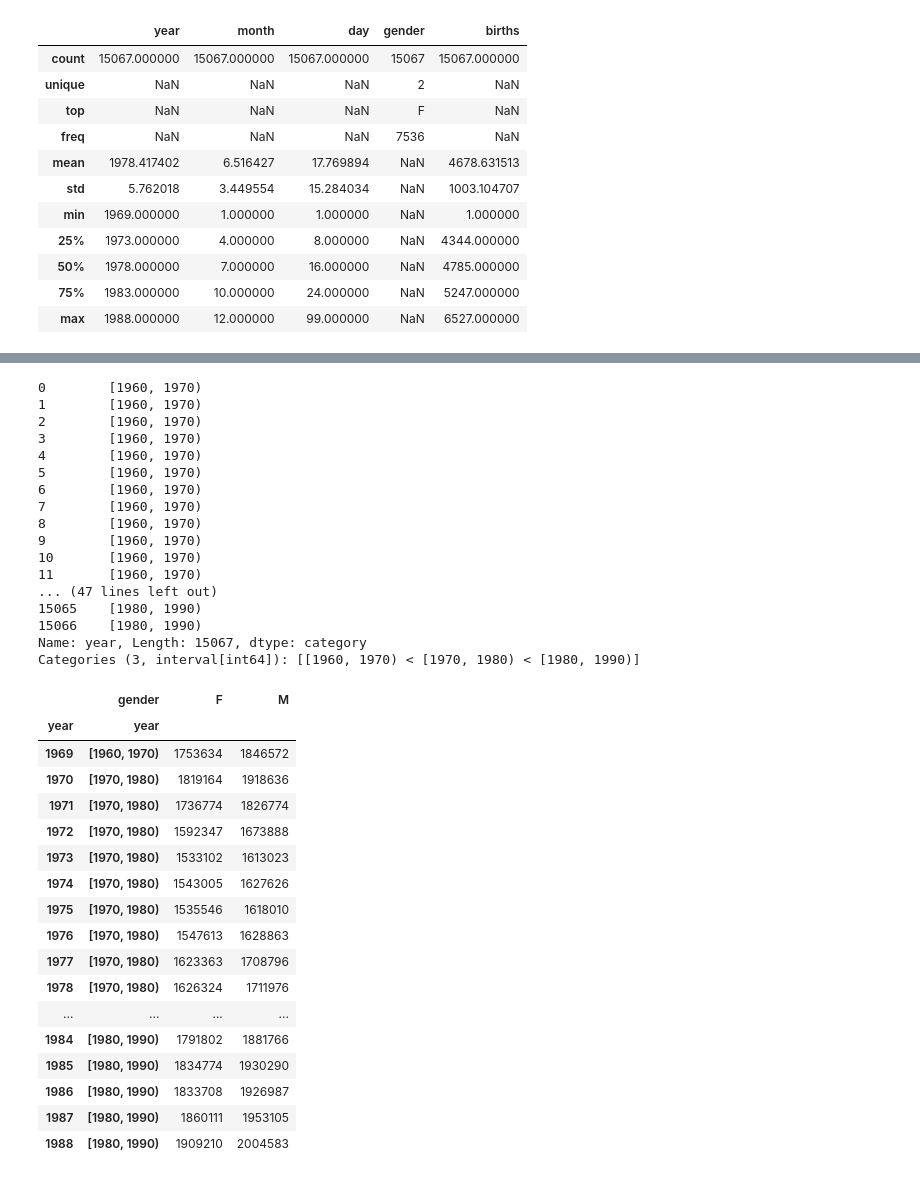
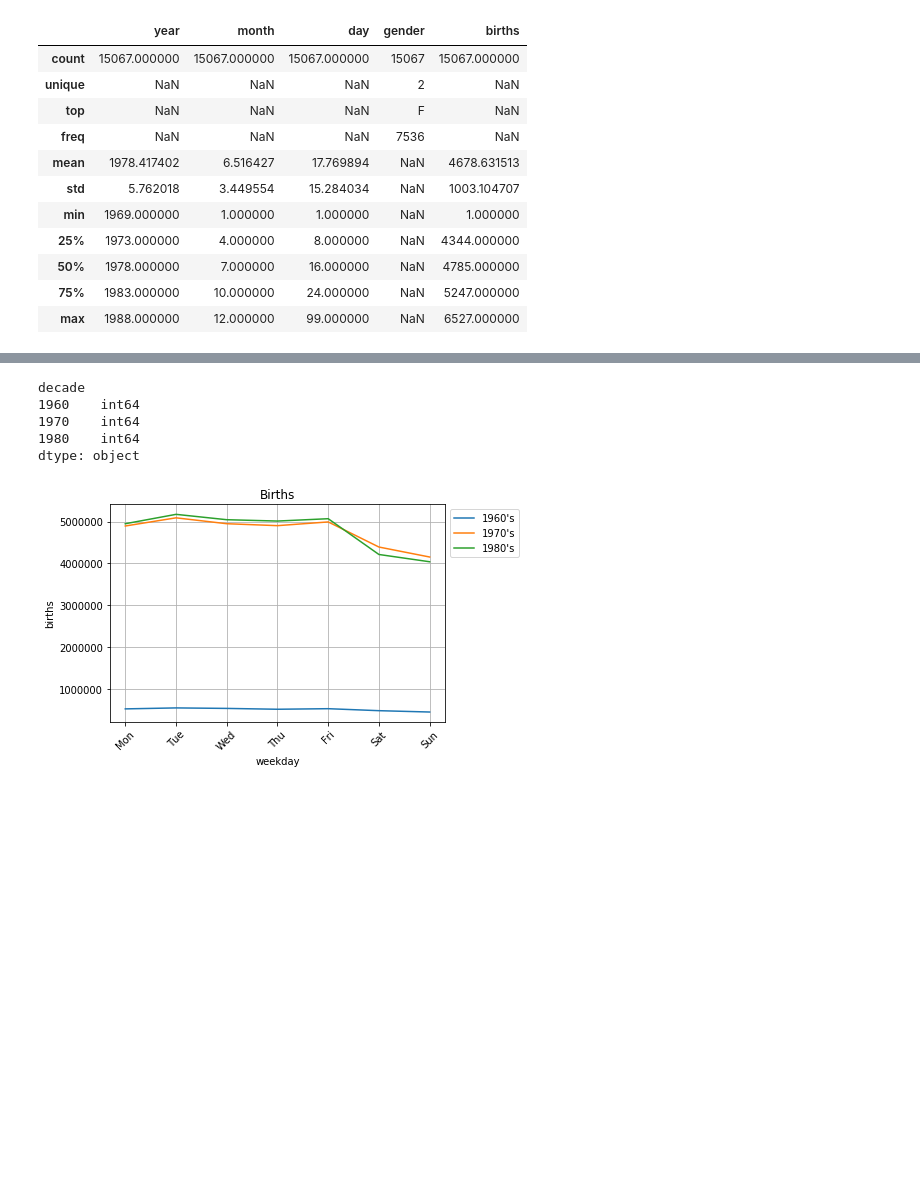
Before and after one commit to rbhgaston/OCR_PythonForDataScience, a Jupyter notebook: Exercice3/births.ipynb, the cells around one changed output, grey strips where cells are left out. Drawn from its saved outputs; the diff is of its cells as text; code cells hidden in the pictures; blank space fills up the shorter version.

```diff
--- a/Exercice3/births.ipynb
+++ b/Exercice3/births.ipynb
@@ -62,42 +227,31 @@ births_drop.pivot_table('births', index='year', columns='gender', aggfunc="sum")
-# %%
-decade = pd.cut(births_drop['year'], [1960, 1970, 1980, 1990], right=False)
-
-print(decade)
-
-births_drop.pivot_table('births', index=['year', decade], columns='gender', aggfunc="sum")
-# %% [output]
-0        [1960, 1970)
-1        [1960, 1970)
-2        [1960, 1970)
-3        [1960, 1970)
-4        [1960, 1970)
-5        [1960, 1970)
-6        [1960, 1970)
-7        [1960, 1970)
-8        [1960, 1970)
-9        [1960, 1970)
-10       [1960, 1970)
-11       [1960, 1970)
-... (47 lines left out)
-15065    [1980, 1990)
-15066    [1980, 1990)
-Name: year, Length: 15067, dtype: category
-Categories (3, interval[int64]): [[1960, 1970) < [1970, 1980) < [1980, 1990)]
-|  | gender | F | M |
-| year | year |  |  |
-| 1969 | [1960, 1970) | 1753634 | 1846572 |
-| 1970 | [1970, 1980) | 1819164 | 1918636 |
-| 1971 | [1970, 1980) | 1736774 | 1826774 |
-| 1972 | [1970, 1980) | 1592347 | 1673888 |
-| 1973 | [1970, 1980) | 1533102 | 1613023 |
-| 1974 | [1970, 1980) | 1543005 | 1627626 |
-| 1975 | [1970, 1980) | 1535546 | 1618010 |
-| 1976 | [1970, 1980) | 1547613 | 1628863 |
-| 1977 | [1970, 1980) | 1623363 | 1708796 |
-| 1978 | [1970, 1980) | 1626324 | 1711976 |
-| ... | ... | ... | ... |
-| 1984 | [1980, 1990) | 1791802 | 1881766 |
-| 1985 | [1980, 1990) | 1834774 | 1930290 |
-| 1986 | [1980, 1990) | 1833708 | 1926987 |
-| 1987 | [1980, 1990) | 1860111 | 1953105 |
-| 1988 | [1980, 1990) | 1909210 | 2004583 |
+# %%
+#tmp2 = tmp[tmp['wday'] == 0]
+#tmp.describe(include="all")
+
+print(tmp.dtypes)
+# %% [output]
+decade
+1960    int64
+1970    int64
+1980    int64
+dtype: object
+# %%
+fig = plt.figure()
+plt.grid(True)
+
+plt.title("Births")
+plt.xlabel("weekday")
+plt.ylabel("births")
+
+labels = ['Mon', 'Tue', 'Wed', 'Thu', 'Fri', 'Sat', 'Sun']
+plt.xticks(tmp.index, labels, rotation=45)
+
+plt.plot(tmp.index, tmp['1960'], label="1960's")
+plt.plot(tmp.index, tmp['1970'], label="1970's")
+plt.plot(tmp.index, tmp['1980'], label="1980's")
+
+plt.legend(loc='upper left', bbox_to_anchor=(1, 1))
+
+plt.show()
+# %% [output]
+[figure, added]
```
Also changed, not shown: parts of 16 cells of this notebook, 1 other file.
